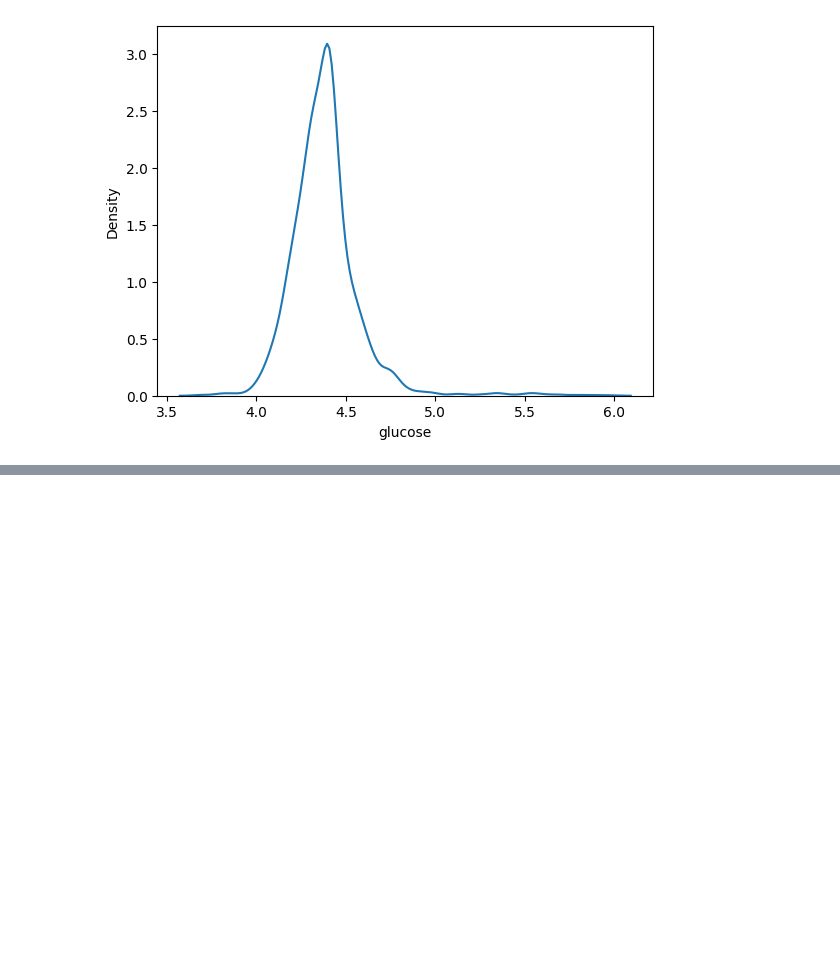
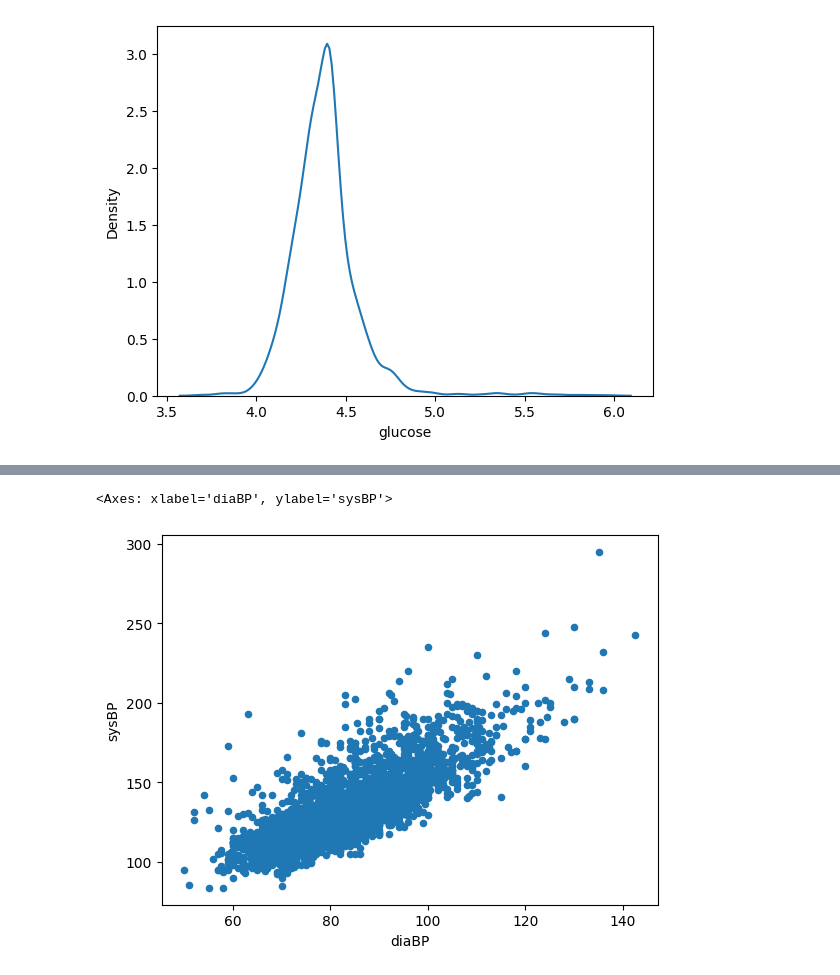
Before and after one commit to phf5kw/EDA, a Jupyter notebook: CHD_Cleaning_Cat.ipynb, the cells around one changed output, grey strips where cells are left out. Drawn from its saved outputs; the diff is of its cells as text; code cells hidden in the pictures; blank space fills up the shorter version.

```diff
--- a/CHD_Cleaning_Cat.ipynb
+++ b/CHD_Cleaning_Cat.ipynb
@@ -243,0 +254,6 @@ df.cov()
+# %%
+# sysBp and diaBP are very correlated, as to be expected.
+df.plot.scatter(y='sysBP',x='diaBP')
+# %% [output]
+<Axes: xlabel='diaBP', ylabel='sysBP'>
+[figure, added]
```
Also changed, not shown: parts of 6 cells of this notebook.
